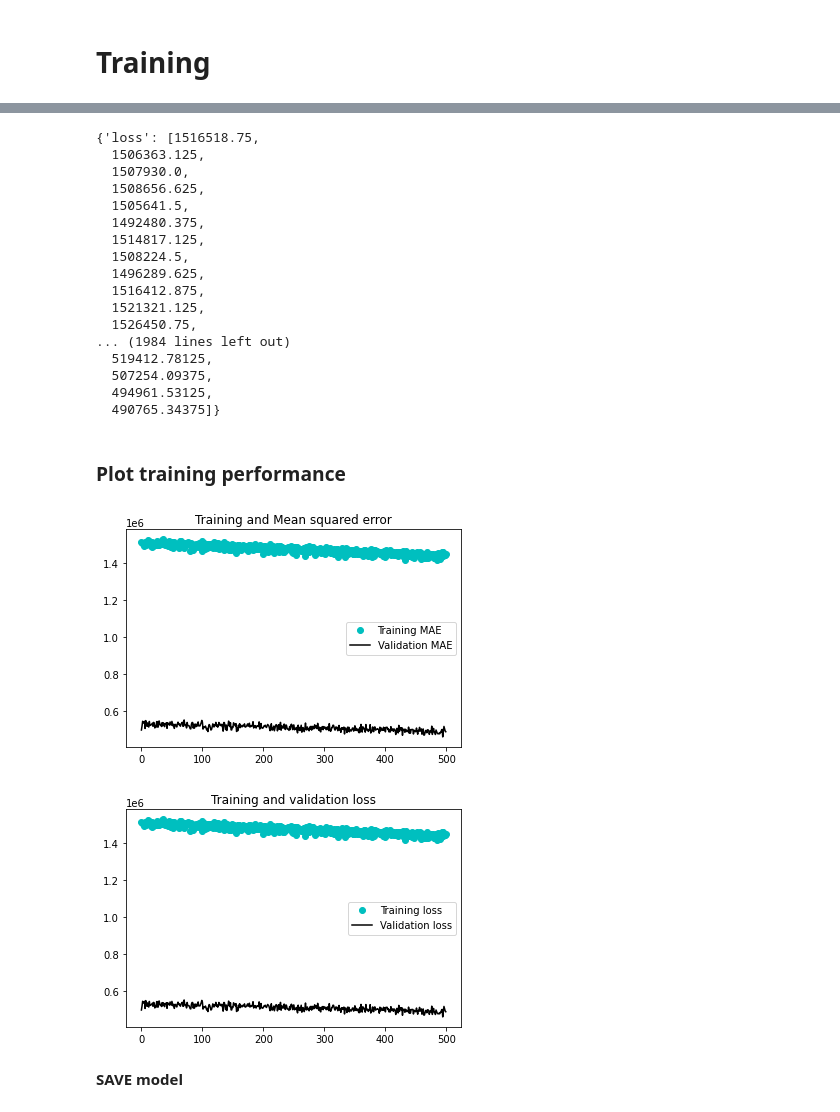
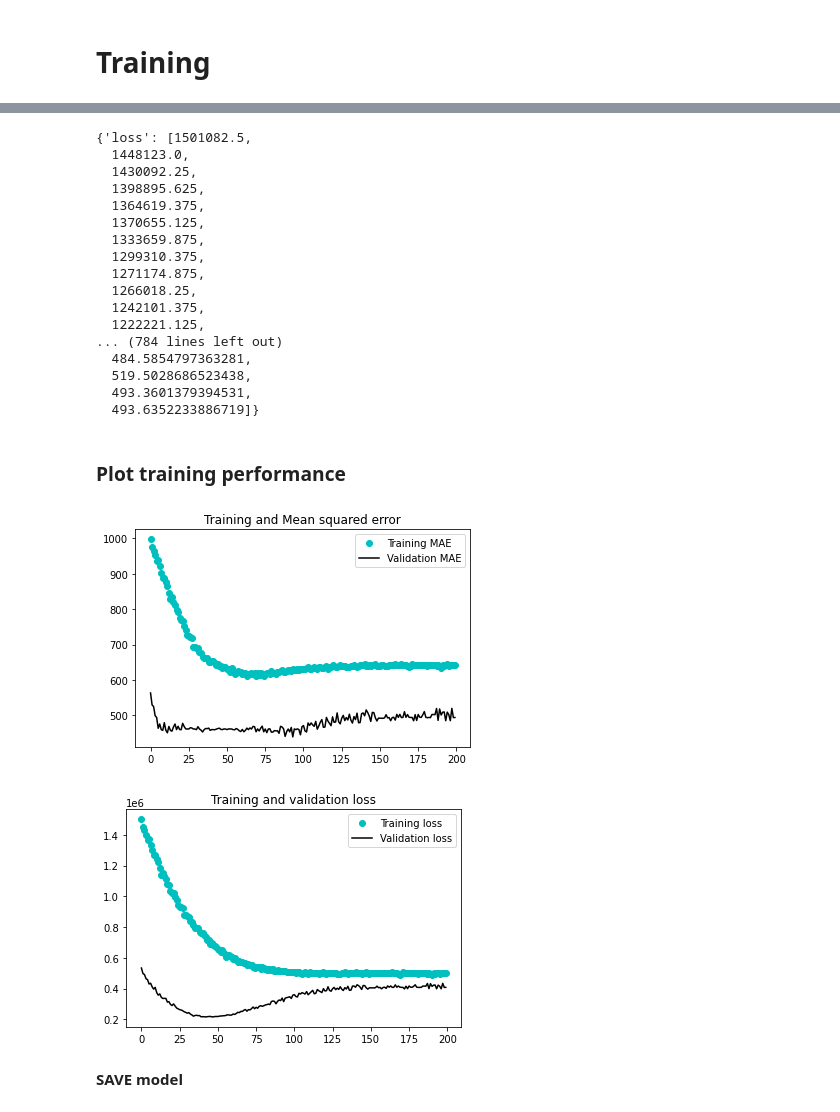
Before and after one commit to kittikhun62/efficientnet_keras_transfer_learning, a Jupyter notebook: regression_2Class_0.ipynb, the cells around one changed output, grey strips where cells are left out. Drawn from its saved outputs; the diff is of its cells as text; code cells hidden in the pictures.

Commit message:
200 epoch

```diff
--- a/regression_2Class_0.ipynb
+++ b/regression_2Class_0.ipynb
@@ -173,7 +173,7 @@ batch_size = 16
 width = 150
 height = 150
 
-epochs = 500 #จำนวนรอบในการ Train
+epochs = 200 #จำนวนรอบในการ Train
 
 NUM_TRAIN = 598  # จำนวนภาพ Train
 NUM_TEST = 101 #จำนวนภาพ Test
@@ -335,7 +327,7 @@ Found 101 validated image filenames.
 # %%
-model.compile(loss='mean_squared_error',
-              optimizer=Adam(lr=2e-6),
-              metrics=['mse'])
+model.compile(loss='mse',
+              optimizer=Adam(learning_rate=2e-1),
+              metrics=['mae'])
 history = model.fit_generator(
       train_generator,
       steps_per_epoch= NUM_TRAIN //batch_size,
@@ -367,49 +359,49 @@ Epoch 500/500
 # %%
 history.history
 # %% [output]
-{'loss': [1516518.75,
-  1506363.125,
-  1507930.0,
-  1508656.625,
-  1505641.5,
-  1492480.375,
-  1514817.125,
-  1508224.5,
-  1496289.625,
-  1516412.875,
-  1521321.125,
-  1526450.75,
-... (1984 lines left out)
-  519412.78125,
-  507254.09375,
-  494961.53125,
-  490765.34375]}
+{'loss': [1501082.5,
+  1448123.0,
+  1430092.25,
+  1398895.625,
+  1364619.375,
+  1370655.125,
+  1333659.875,
+  1299310.375,
+  1271174.875,
+  1266018.25,
+  1242101.375,
+  1222221.125,
+... (784 lines left out)
+  484.5854797363281,
+  519.5028686523438,
+  493.3601379394531,
+  493.6352233886719]}
 # %% [markdown]
 ### Plot training performance
 # %%
 loss = history.history['loss']
 val_loss = history.history['val_loss']
-mse = history.history['mse']
-val_mse = history.history['val_mse']
+mae = history.history['mae']
+val_mae = history.history['val_mae']
 
 epochs_x = range(len(loss))
 
-plt.plot(epochs_x, mse, 'co', label='Training MAE')
-plt.plot(epochs_x, val_mse, 'k', label='Validation MAE')
+plt.plot(epochs_x, mae, 'co', label='Training MAE')
+plt.plot(epochs_x, val_mae, 'k', label='Validation MAE')
 plt.title('Training and Mean squared error')
 plt.legend()
 
 plt.figure()
 
 plt.plot(epochs_x, loss, 'co', label='Training loss')
 plt.plot(epochs_x, val_loss, 'k', label='Validation loss')
 plt.title('Training and validation loss')
 plt.legend()
 
 plt.show()
 # %% [output]
-[figure, old version]
+[figure, new version]
-[figure, old version]
+[figure, new version]
 # %% [markdown]
 **SAVE model**
 # %%
```
Also changed, not shown: parts of 7 cells of this notebook.
